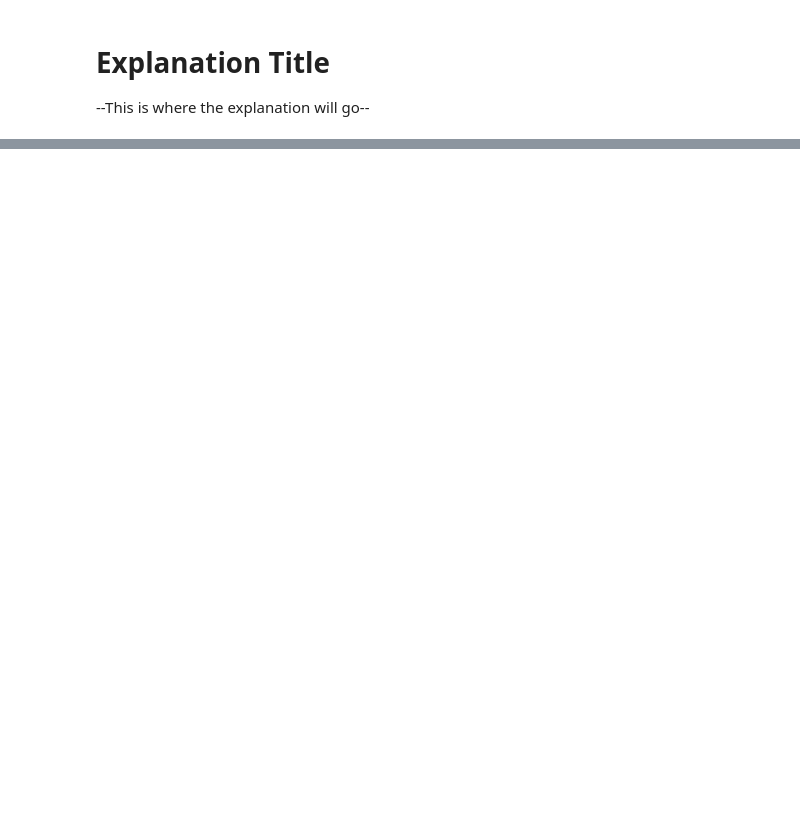
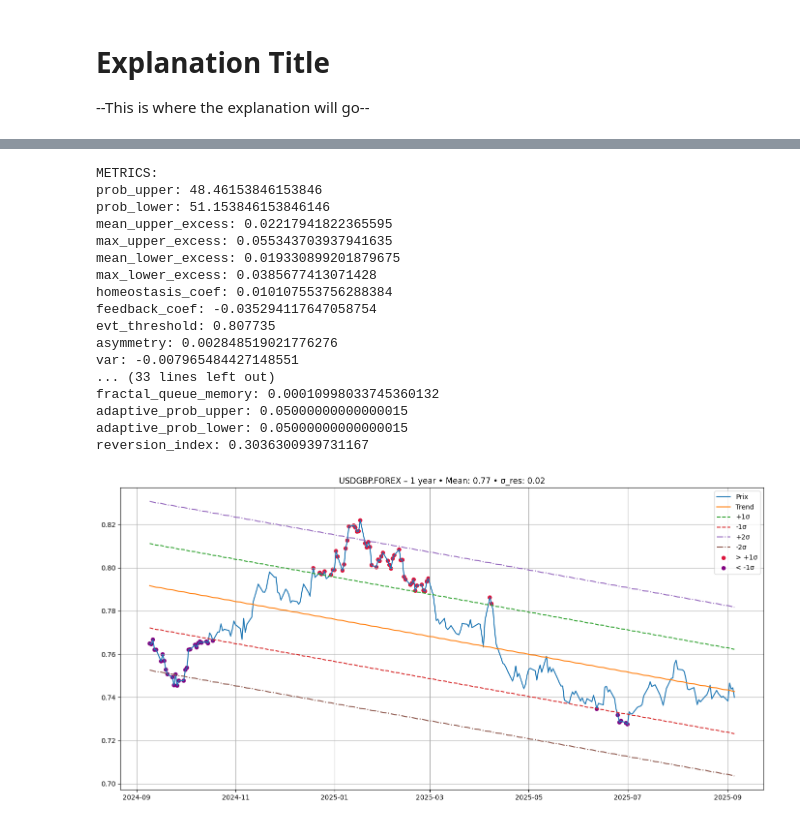
Before and after one commit to JoelOkuseinde/fractal_market_memory, a Jupyter notebook: ACTIVE/V1/V1_fractal.ipynb, the cells around one changed output, grey strips where cells are left out. Drawn from its saved outputs; the diff is of its cells as text; code cells hidden in the pictures; blank space fills up the shorter version.

Commit message:
fractal and adap_fractal metrics now run at same time in V1

```diff
--- a/ACTIVE/V1/V1_fractal.ipynb
+++ b/ACTIVE/V1/V1_fractal.ipynb
@@ -148,6 +140,25 @@ def get_daily_data(symbol, start_date, end_date, api_token, logger):
             return df[['close', 'volume']]
     logger.warning(f"No data for {symbol}")
     return pd.DataFrame()
+
+# data cleaning
+def clean_data(data):
+    logger.info(f"Cleaning data for {data.shape[0]} rows")
+    # Ensure DatetimeIndex, sorted, unique
+    if not isinstance(data.index, pd.DatetimeIndex):
+        data.index = pd.to_datetime(data.index)
+    data = data.sort_index()
+    data = data[~data.index.duplicated(keep='last')]
+    # regularize to business days if your downstream requires it
+    data = data.asfreq('B', method='pad')
+    # Attach freq only if pandas can infer it
+    inferred = pd.infer_freq(data.index)
+    if inferred:
+        data.index.freq = inferred
+    # Fill residual NaNs; consider dropping bfill if backward fill is undesirable
+    data = data.ffill().bfill()
+
+    return data
 
 # plotting
 def plot_with_quantification(data, title):
@@ -203,0 +1181,19 @@ plot_with_quantification(data_1y, f'{ticker} – 1 year')
+# %%
+# OUTPUT
+
+
+api_token = API_TOKEN
+ticker = "USDGBP.FOREX"
+end_date = pd.to_datetime('today').strftime('%Y-%m-%d')
+start_1y = (pd.to_datetime(end_date) - pd.DateOffset(years=1)).strftime('%Y-%m-%d')
+logger = Logger.setup()
+
+# data collection and cleaning
+data = get_daily_data(ticker, start_1y, end_date, API_TOKEN, logger).copy()
+data = clean_data(data)
+
+analysed_data = analysis(data, logger, True)
+
+
+plot_with_quantification(data, f'{ticker} – 1 year')
+# %% [output]
@@ -203,0 +1217,18 @@ plot_with_quantification(data_1y, f'{ticker} – 1 year')
+METRICS:
+prob_upper: 48.46153846153846
+prob_lower: 51.153846153846146
+mean_upper_excess: 0.02217941822365595
+max_upper_excess: 0.055343703937941635
+mean_lower_excess: 0.019330899201879675
+max_lower_excess: 0.0385677413071428
+homeostasis_coef: 0.010107553756288384
+feedback_coef: -0.035294117647058754
+evt_threshold: 0.807735
+asymmetry: 0.002848519021776276
+var: -0.007965484427148551
+... (33 lines left out)
+fractal_queue_memory: 0.00010998033745360132
+adaptive_prob_upper: 0.05000000000000015
+adaptive_prob_lower: 0.05000000000000015
+reversion_index: 0.3036300939731167
+[figure, added]
```
Also changed, not shown: parts of 9 cells of this notebook.
